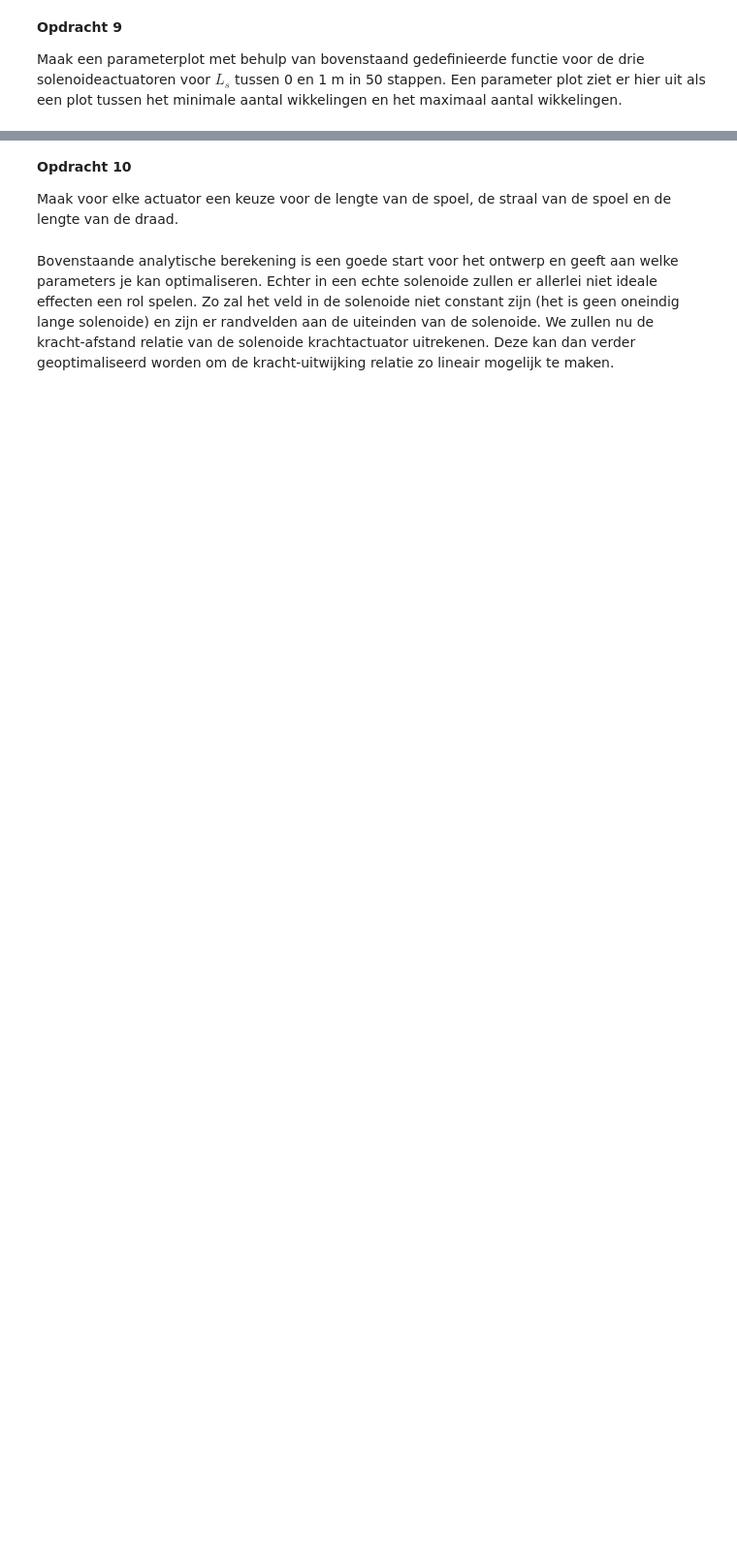
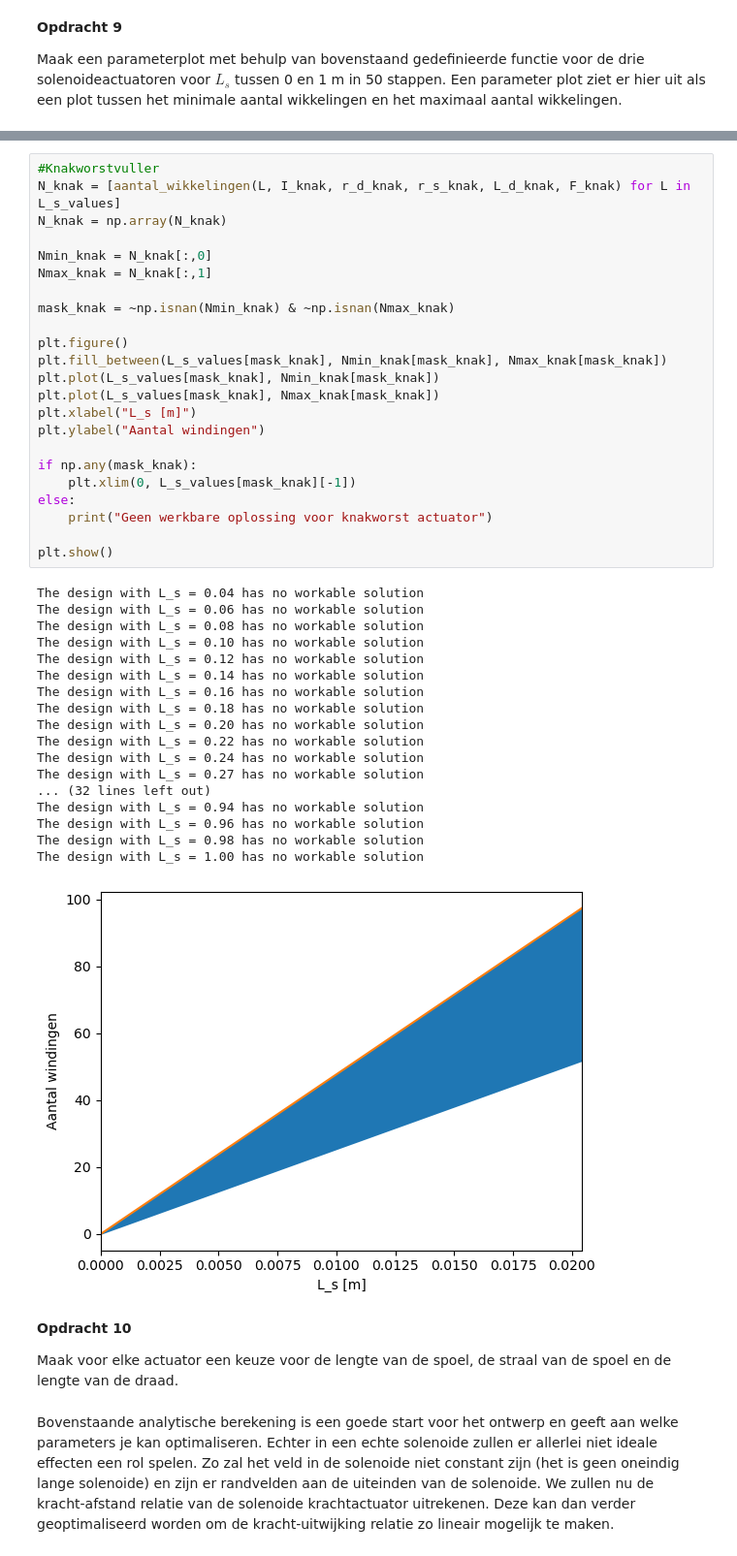
Before and after one commit to beanmachine123/opdrachten-DEF-D, a Jupyter notebook: 2KrachtactuatorOpdracht/2KrachtactuatorOpdracht/KrachtactuatorOpdracht.ipynb, the cells around one changed output, grey strips where cells are left out. Shown at 97% size. Cells and saved outputs as stored; diff of their text form; blank space fills up the shorter version.

```diff
--- a/2KrachtactuatorOpdracht/2KrachtactuatorOpdracht/KrachtactuatorOpdracht.ipynb
+++ b/2KrachtactuatorOpdracht/2KrachtactuatorOpdracht/KrachtactuatorOpdracht.ipynb
@@ -184,3 +317,45 @@ Maak een parameterplot met behulp van bovenstaand gedefinieerde functie voor de
+# %%
+#Knakworstvuller
+N_knak = [aantal_wikkelingen(L, I_knak, r_d_knak, r_s_knak, L_d_knak, F_knak) for L in L_s_values]
+N_knak = np.array(N_knak)
+
+Nmin_knak = N_knak[:,0]
+Nmax_knak = N_knak[:,1]
+
+mask_knak = ~np.isnan(Nmin_knak) & ~np.isnan(Nmax_knak)
+
+plt.figure()
+plt.fill_between(L_s_values[mask_knak], Nmin_knak[mask_knak], Nmax_knak[mask_knak])
+plt.plot(L_s_values[mask_knak], Nmin_knak[mask_knak])
+plt.plot(L_s_values[mask_knak], Nmax_knak[mask_knak])
+plt.xlabel("L_s [m]")
+plt.ylabel("Aantal windingen")
+
+if np.any(mask_knak):
+    plt.xlim(0, L_s_values[mask_knak][-1])
+else:
+    print("Geen werkbare oplossing voor knakworst actuator")
+
+plt.show()
+# %% [output]
+The design with L_s = 0.04 has no workable solution
+The design with L_s = 0.06 has no workable solution
+The design with L_s = 0.08 has no workable solution
+The design with L_s = 0.10 has no workable solution
+The design with L_s = 0.12 has no workable solution
+The design with L_s = 0.14 has no workable solution
+The design with L_s = 0.16 has no workable solution
+The design with L_s = 0.18 has no workable solution
+The design with L_s = 0.20 has no workable solution
+The design with L_s = 0.22 has no workable solution
+The design with L_s = 0.24 has no workable solution
+The design with L_s = 0.27 has no workable solution
+... (32 lines left out)
+The design with L_s = 0.94 has no workable solution
+The design with L_s = 0.96 has no workable solution
+The design with L_s = 0.98 has no workable solution
+The design with L_s = 1.00 has no workable solution
+[figure, added]
 # %% [markdown]
 **Opdracht 10**
 
```
Also changed, not shown: parts of 16 cells of this notebook, 6 other files.
